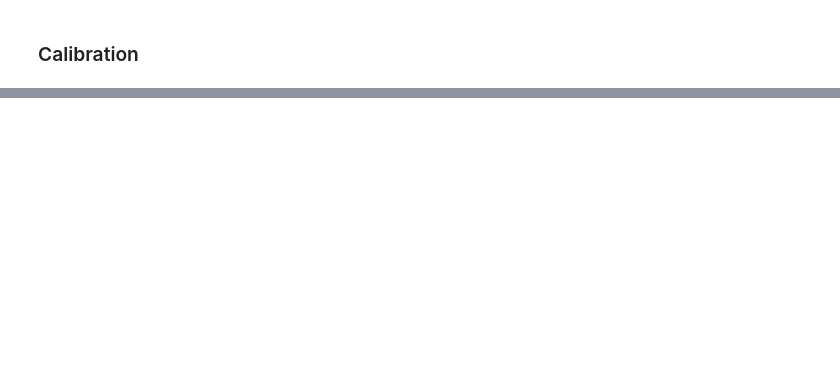
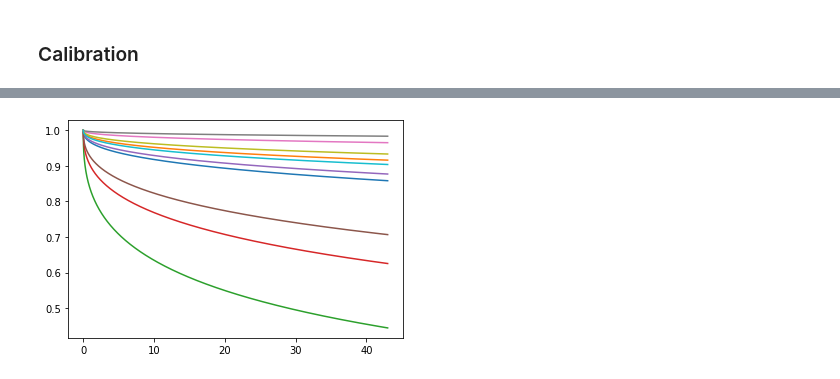
Before and after one commit to jburke5/edCovidRiskPrediction, a Jupyter notebook: buildModelFromUMDataNotebook.ipynb, the cells around one changed output, grey strips where cells are left out. Saved outputs shown, nothing was run; the diff lists cells and outputs as text; code cells hidden in the pictures; blank space fills up the shorter version.

```diff
--- a/buildModelFromUMDataNotebook.ipynb
+++ b/buildModelFromUMDataNotebook.ipynb
@@ -665,3 +749,24 @@ fig.show()
+# %%
+timeRange = np.linspace(0, 43, 10000)
+
+p2 =survivalCoeffs.loc['alpha']['beta']
+#p = aft.params_['rho_']['_intercept']
+
+
+l2 = 1/np.exp(xb2/p)
+# sign of p is correct...
+
+# from https://data.princeton.edu/pop509/ParametricSurvival.pdf
+def weibull_surv(l, p, t):
+    return np.exp(-1*(l*t)**p)
+
+survival2 = [weibull_surv(l, p, t) for t in timeRange]
+survivalT2 = np.array(survival).T
+# %%
+for i in range(0,10):
+    plt.plot(timeRange, survivalT2[i])
+# %% [output]
+[figure, added]
 # %%
 # workflow...
 
```
Also changed, not shown: parts of 28 cells of this notebook, 9 other files.
